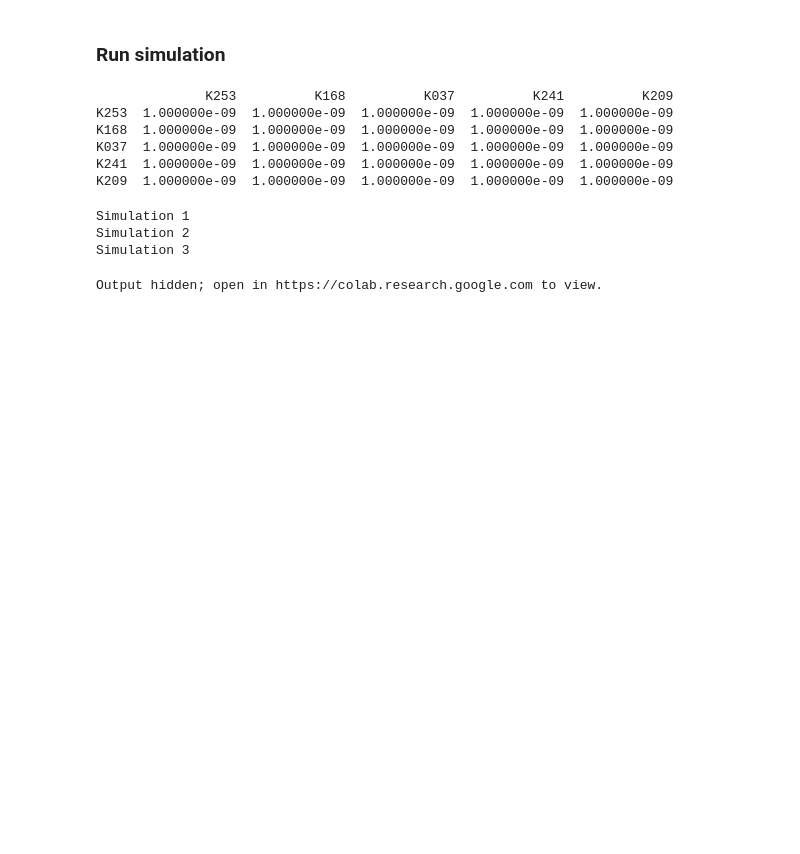
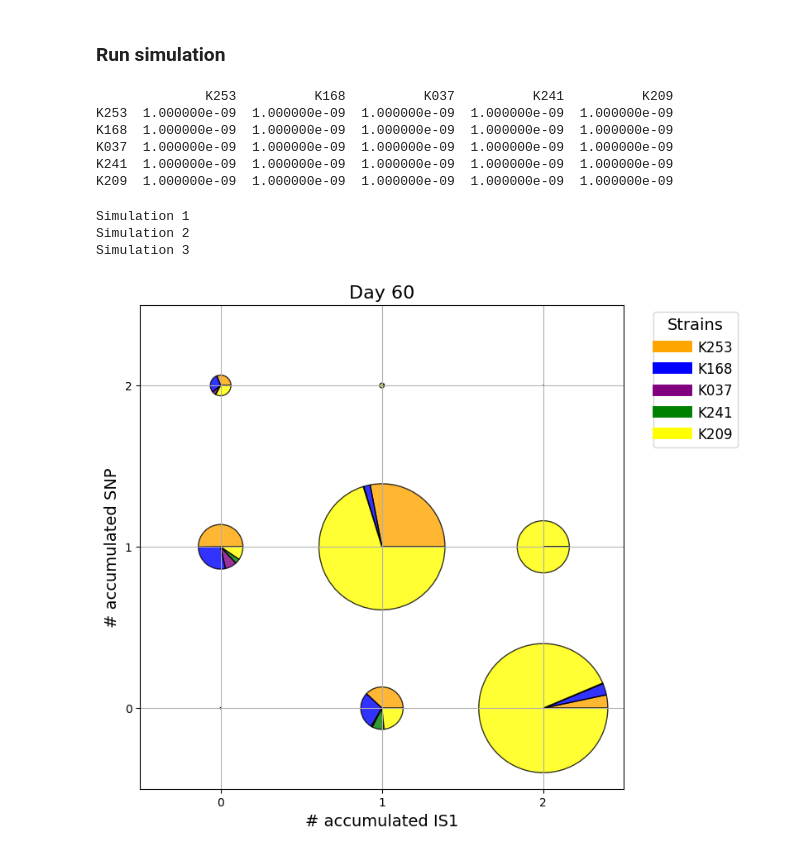
Before and after one commit to jorgEVOplasmids/MDR_ISs, a Jupyter notebook: Computational_model/MonodGillespieIS_multispecies.ipynb, the cells around one changed output. Saved outputs shown, nothing was run; the diff lists cells and outputs as text; code cells hidden in the pictures; blank space fills up the shorter version.

```diff
--- a/Computational_model/MonodGillespieIS_multispecies.ipynb
+++ b/Computational_model/MonodGillespieIS_multispecies.ipynb
@@ -680,35 +679,35 @@ def plotSubpopulationsGridDaysCombinedPie(results, days, Nmuts, Nins, initial_po
     """
     for day in days:
         if day == 0:
             populations_day_free = initial_populations_0
             populations_day_bearing = initial_populations_p
         else:
             populations_day_free = np.array([
                 extractSubpopulationDensitiesMultiSpecies(results, day=day, Nmuts=Nmuts, Nins=Nins, plasmid='free', num_species=num_species)[species_idx]
                 for species_idx in range(num_species)
             ])
             populations_day_bearing = np.array([
                 extractSubpopulationDensitiesMultiSpecies(results, day=day, Nmuts=Nmuts, Nins=Nins, plasmid='bearing', num_species=num_species)[species_idx]
                 for species_idx in range(num_species)
             ])
 
         # Create the plot for all species combined
         plotSubpopulationsGridCombinedPie(populations_day_free, populations_day_bearing, day, Nmuts, Nins, species_colors, species_labels)
 
         if outPath != '':
             # Define the file path with day appended
             filename = f"{outPath}_combined_day{day}.png"
 
             # Save the plot to the specified path
             plt.savefig(filename, format='png')
             print("Exporting %s" % filename)
             plt.close()  # Close the plot to free memory after saving
 
-days=range(0, num_days + 1)
+days=[num_days]
 species_colors=['orange','blue',  'purple', 'green', 'yellow']
 plotSubpopulationsGridDaysCombinedPie(results, days, num_mutationsSNP, num_mutationsIS, populations_0, populations_p, num_species, species_colors, strainIDs, outPath='')
 # %% [output]
-Output hidden; open in https://colab.research.google.com to view.
+[figure, added]
 # %%
 def plotStrainDensitiesOverTime(
     results, num_days, num_species, species_colors, species_labels,
```
Also changed, not shown: parts of 15 cells of this notebook.
